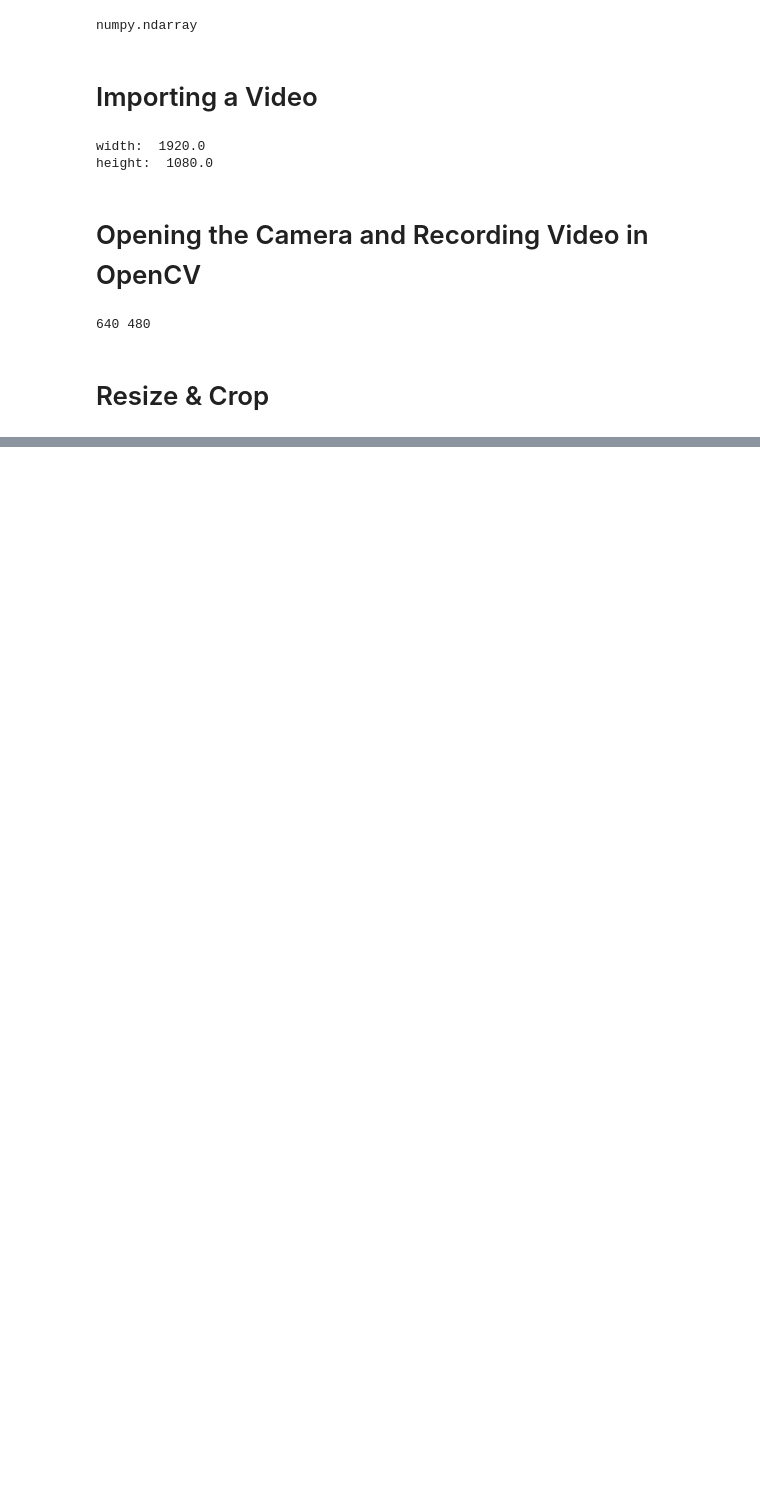
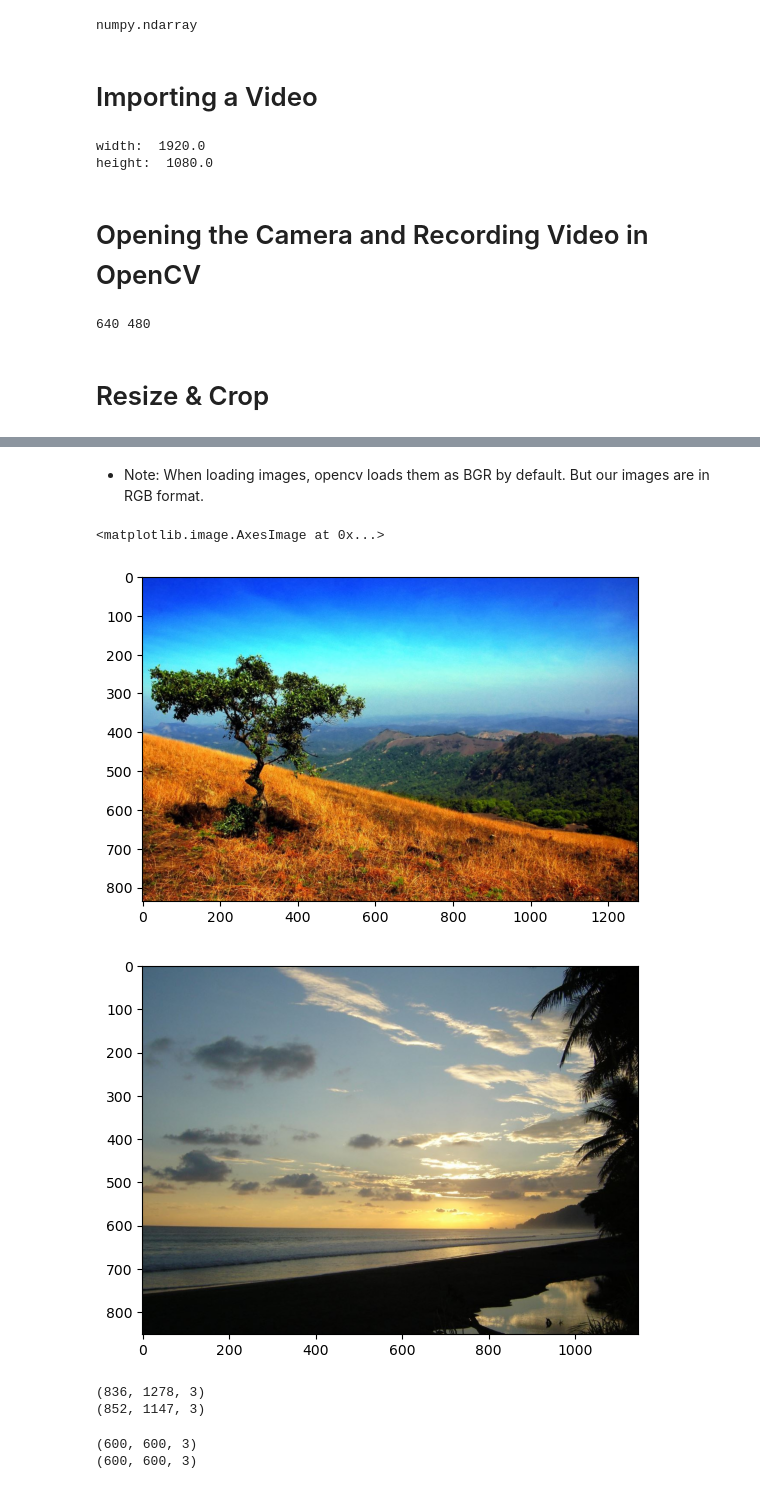
Before and after one commit to alisankoroglu/Image-Processing, a Jupyter notebook: ImageProcessing.ipynb, the cells around one changed output, grey strips where cells are left out. Drawn from its saved outputs; the diff is of its cells as text; code cells hidden in the pictures; blank space fills up the shorter version.

```diff
--- a/ImageProcessing.ipynb
+++ b/ImageProcessing.ipynb
@@ -115,0 +310,36 @@ cv2.destroyAllWindows()
+# %% [markdown]
+* Note: When loading images, opencv loads them as BGR by default. But our images are in RGB format.
+# %%
+# importing images
+img1 = cv2.imread("img1.jpg")
+img1 = cv2.cvtColor(img1, cv2.COLOR_BGR2RGB) # to change the color format.
+img2 = cv2.imread("img2.jpg")
+img2 = cv2.cvtColor(img2, cv2.COLOR_BGR2RGB)
+
+plt.figure()
+plt.imshow(img1)
+
+plt.figure()
+plt.imshow(img2)
+# %% [output]
+<matplotlib.image.AxesImage at 0x...>
+[figure, added]
+[figure, added]
+# %%
+# to mix the images we need to add the pixel values, the matrices.
+# to do this the matrix dimensions must be the same
+print(img1.shape)
+print(img2.shape)
+# %% [output]
+(836, 1278, 3)
+(852, 1147, 3)
+# %%
+# Let's make the images the same size
+img1 = cv2.resize(img1, (600,600))
+print(img1.shape)
+
+img2 = cv2.resize(img2, (600,600))
+print(img2.shape)
+# %% [output]
+(600, 600, 3)
+(600, 600, 3)
```
Also changed, not shown: parts of 27 cells of this notebook, 4 other files.
